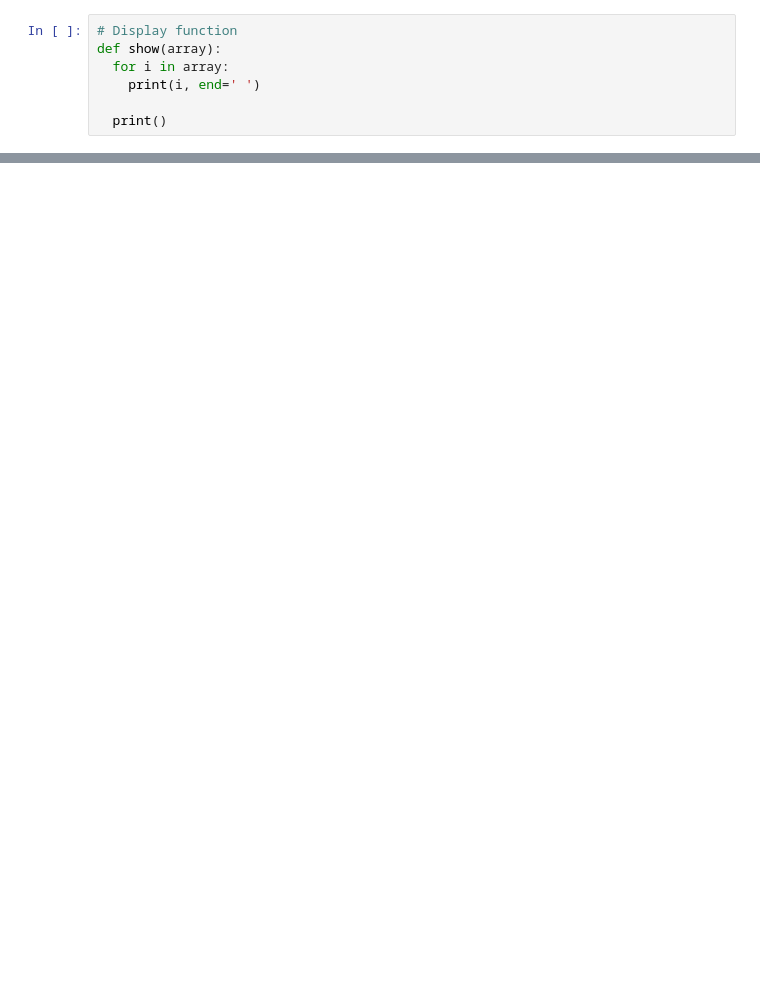
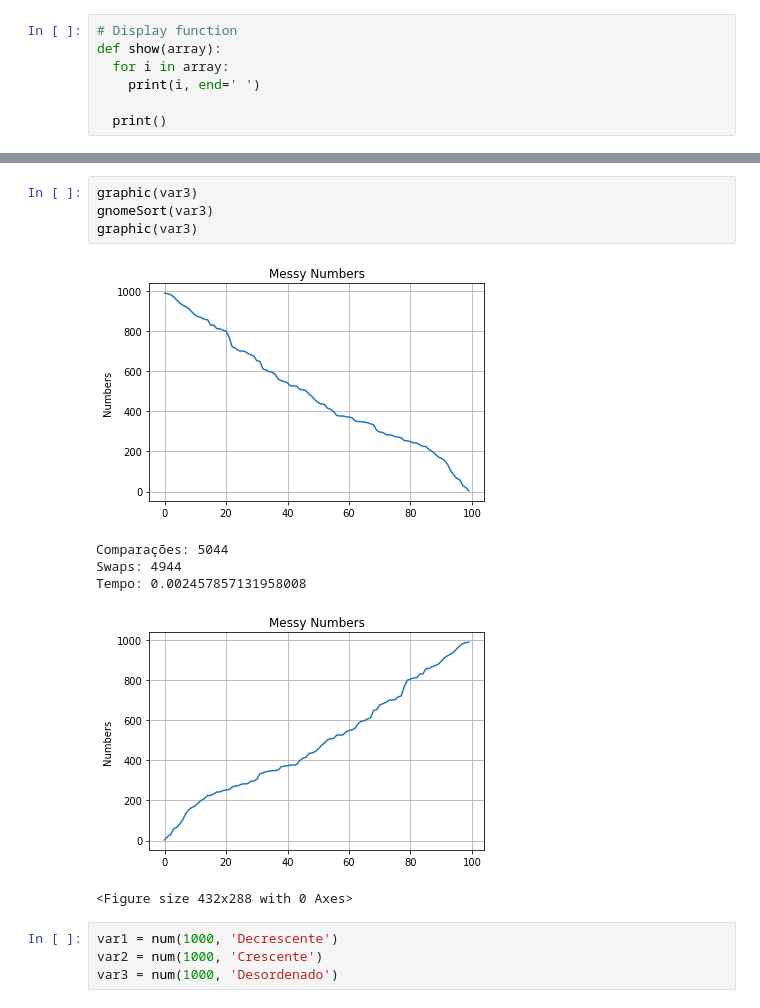
Before and after one commit to vitornascimentto/PAA, a Jupyter notebook: Jupyter/Gnome.ipynb, the cells around one changed output, grey strips where cells are left out. Drawn from its saved outputs; the diff is of its cells as text; blank space fills up the shorter version.

```diff
--- a/Jupyter/Gnome.ipynb
+++ b/Jupyter/Gnome.ipynb
@@ -73,0 +108,15 @@ plt.show()
+# %%
+graphic(var3)
+gnomeSort(var3)
+graphic(var3)
+# %% [output]
+[figure, added]
+Comparações: 5044
+Swaps: 4944
+Tempo: 0.002457857131958008
+[figure, added]
+<Figure size 432x288 with 0 Axes>
+# %%
+var1 = num(1000, 'Decrescente')
+var2 = num(1000, 'Crescente')
+var3 = num(1000, 'Desordenado')
```
Also changed, not shown: parts of 23 cells of this notebook, 3 other files.
